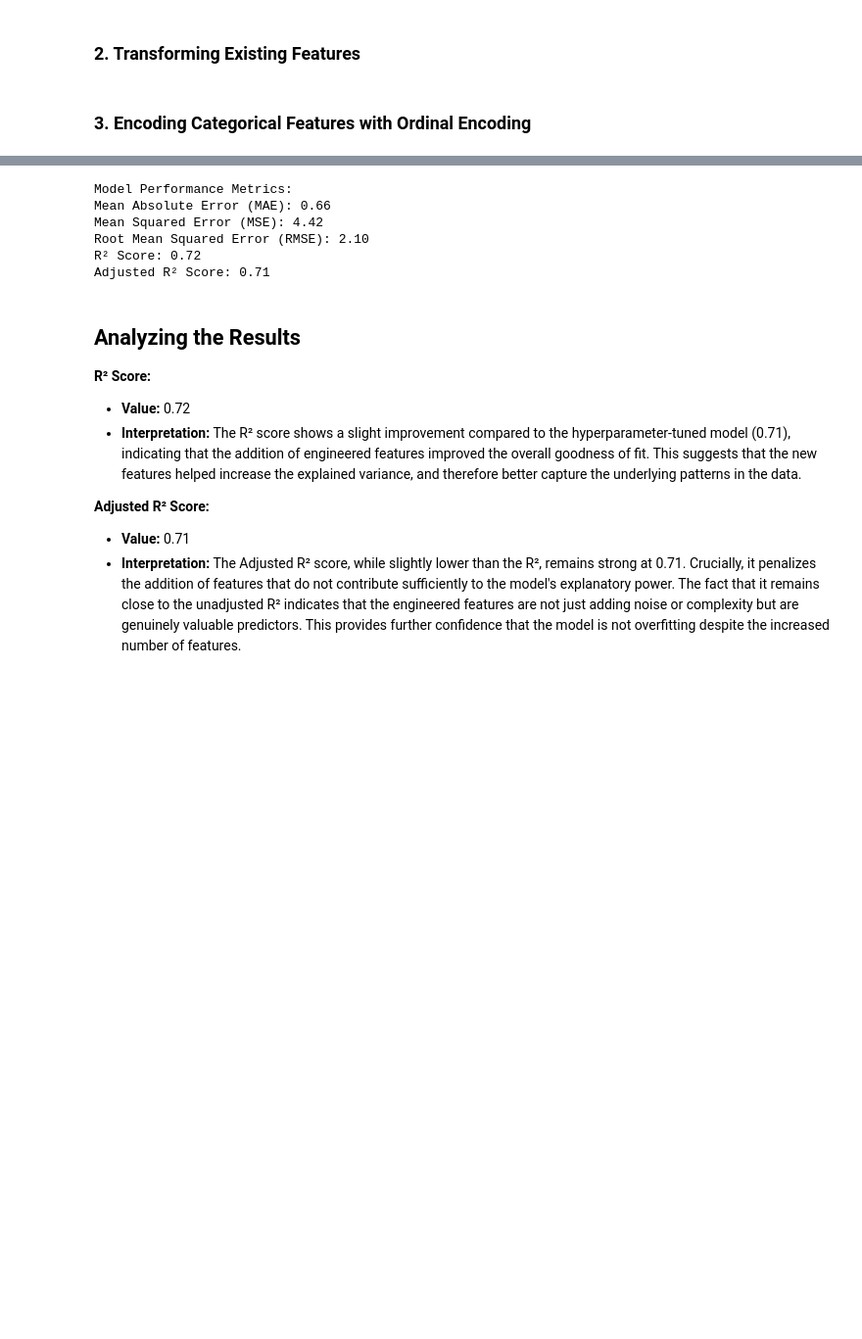
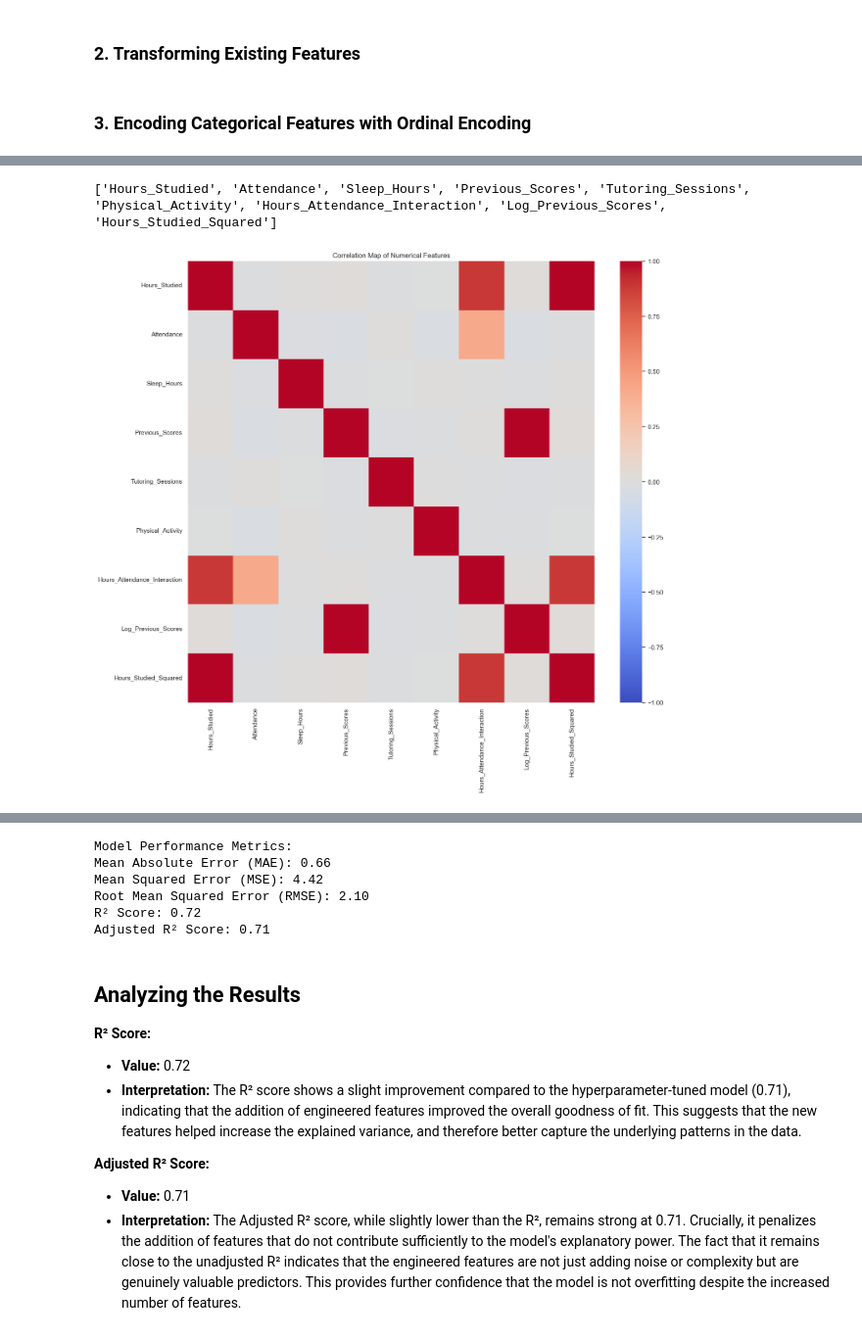
Before and after one commit to adirelm/TDS_student_performance_analysis, a Jupyter notebook: TDS_student_performance_analysis_part2.ipynb, the cells around one changed output, grey strips where cells are left out. Shown at 98% size. Saved outputs shown, nothing was run; the diff lists cells and outputs as text; code cells hidden in the pictures; blank space fills up the shorter version.

Commit message:
Add correlation map

```diff
--- a/TDS_student_performance_analysis_part2.ipynb
+++ b/TDS_student_performance_analysis_part2.ipynb
@@ -560,0 +578,11 @@ X_test.drop(columns=ordinal_features.keys(), inplace=True)
+# %%
+correlation_matrix = X_train[numeric_features].corr(method='spearman')
+print(numeric_features)
+
+plt.figure(figsize=(16, 14)) #Increased the figure size to be able to include all features
+sns.heatmap(correlation_matrix, annot=False, cmap='coolwarm', vmin=-1, vmax=1)
+plt.title('Correlation Map of Numerical Features')
+plt.show()
+# %% [output]
+['Hours_Studied', 'Attendance', 'Sleep_Hours', 'Previous_Scores', 'Tutoring_Sessions', 'Physical_Activity', 'Hours_Attendance_Interaction', 'Log_Previous_Scores', 'Hours_Studied_Squared']
+[figure, added]
```
Also changed, not shown: parts of 11 cells of this notebook.
